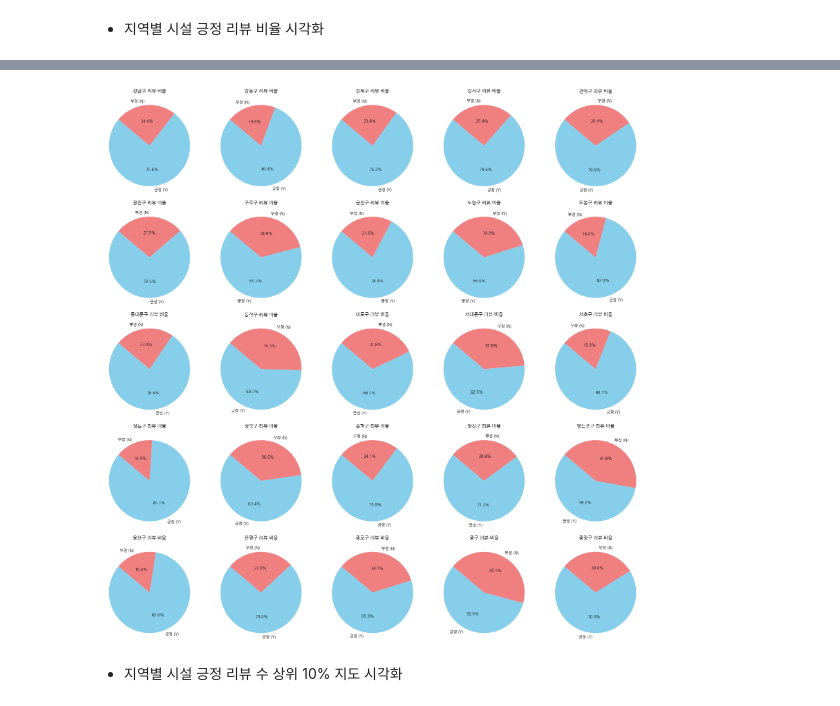
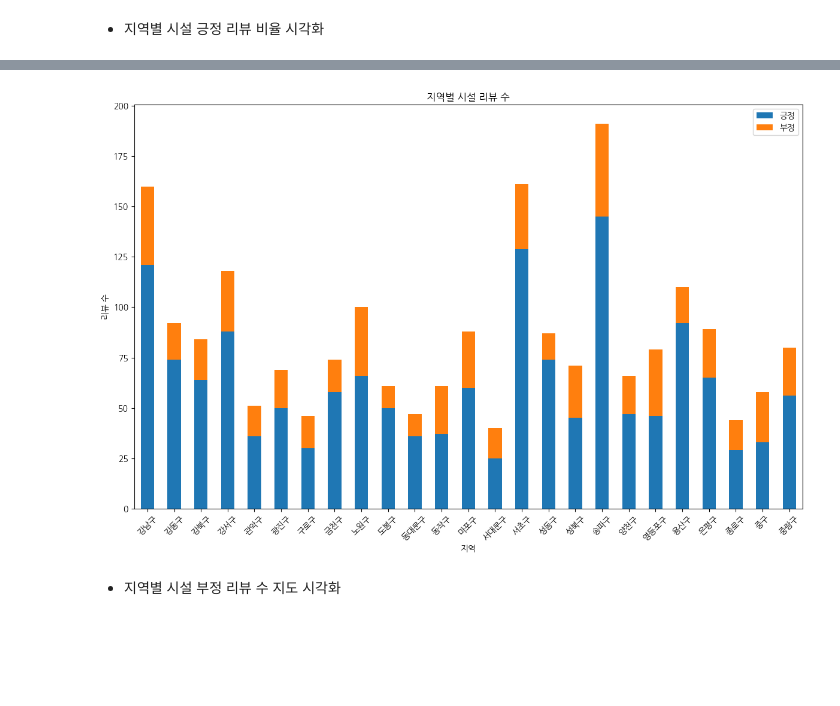
Before and after one commit to addinedu-ros-8th/eda-repo-5, a Jupyter notebook: src/petInfraAnalysis.ipynb, the cells around one changed output, grey strips where cells are left out. Drawn from its saved outputs; the diff is of its cells as text; code cells hidden in the pictures; blank space fills up the shorter version.

```diff
--- a/src/petInfraAnalysis.ipynb
+++ b/src/petInfraAnalysis.ipynb
@@ -79,27 +101,15 @@ region_sentiment.head()
-# %%
-plt.figure(figsize=(20, 20))
-
-# 각 지역에 대해 서브플롯 생성
-for i, region in enumerate(region_sentiment.index):
-    # 긍정(Y)과 부정(N) 리뷰 수
-    positive_count = region_sentiment.loc[region, "Y"]
-    negative_count = region_sentiment.loc[region, "N"]
-
-    # 서브플롯
-    plt.subplot(5, 5, i + 1)  # 5x5 그리드
-    plt.pie(
-        [positive_count, negative_count],
-        labels=["긍정 (Y)", "부정 (N)"],
-        autopct='%1.1f%%',
-        startangle=140,
-        colors=["skyblue", "lightcoral"]
-    )
-    plt.title(f"{region} 리뷰 비율", fontsize=12)
-
-# 레이아웃 조정 및 표시
-plt.tight_layout()
-plt.show()
-# %% [output]
-[figure, removed]
+# %%
+region_sentiment.plot.bar(stacked=True, figsize=(12, 8))
+
+plt.title("지역별 시설 리뷰 수")
+plt.xlabel("지역")
+plt.ylabel("리뷰 수")
+plt.xticks(rotation=45)
+plt.legend(["긍정", "부정"])
+
+plt.tight_layout()
+plt.show()
+# %% [output]
+[figure, added]
 # %% [markdown]
-- 지역별 시설 긍정 리뷰 수 상위 10% 지도 시각화
+- 지역별 시설 부정 리뷰 수 지도 시각화
```
Also changed, not shown: parts of 18 cells of this notebook, 1 other file.
